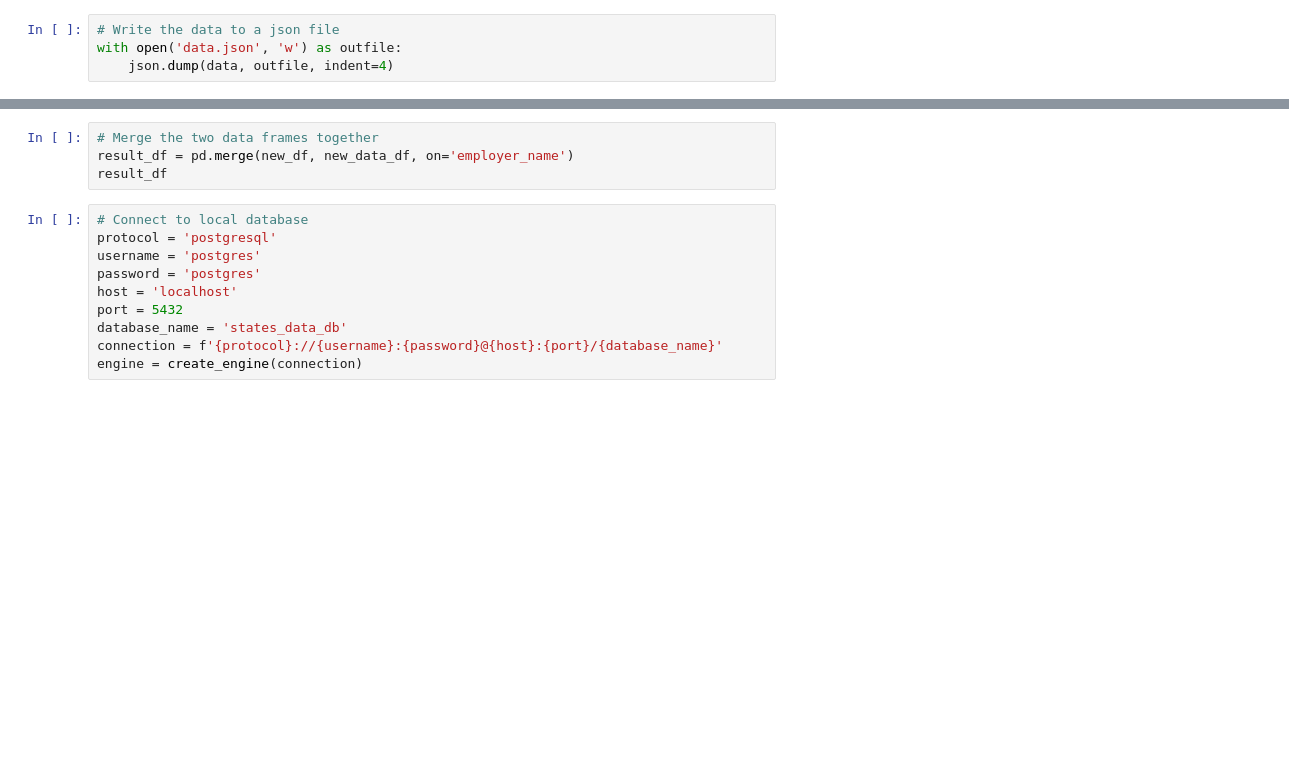
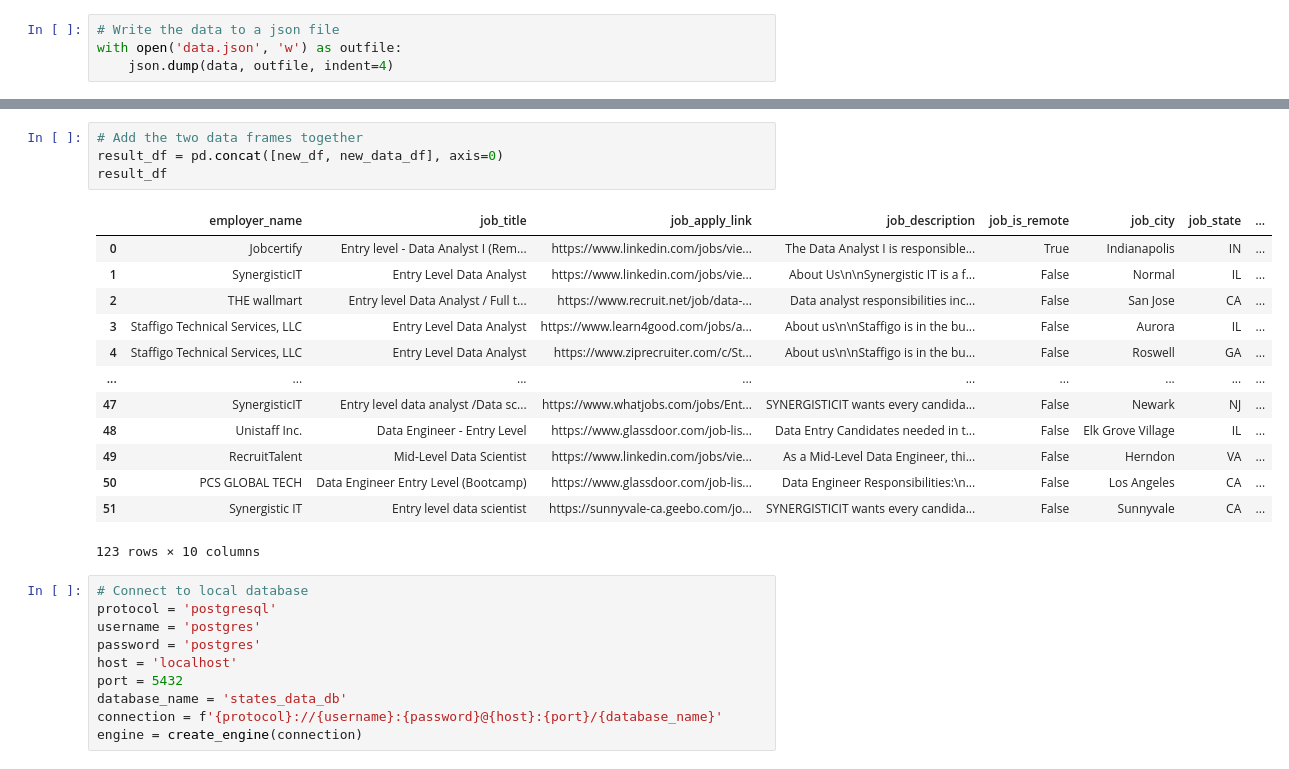
Before and after one commit to LibertyHeise/Data-Careers-Project-3, a Jupyter notebook: data.ipynb, the cells around one changed output, grey strips where cells are left out. Saved outputs shown, nothing was run; the diff lists cells and outputs as text; blank space fills up the shorter version.

Commit message:
concatenated the two data frames about jobs instead of merging

```diff
--- a/data.ipynb
+++ b/data.ipynb
@@ -115,7 +272,21 @@ new_data_df
 # %%
-# Merge the two data frames together
-result_df = pd.merge(new_df, new_data_df, on='employer_name')
+# Add the two data frames together
+result_df = pd.concat([new_df, new_data_df], axis=0)
 result_df
+# %% [output]
+|  | employer_name | job_title | job_apply_link | job_description | job_is_remote | job_city | job_state | ... |
+| 0 | Jobcertify | Entry level - Data Analyst I (Rem... | https://www.linkedin.com/jobs/vie... | The Data Analyst I is responsible... | True | Indianapolis | IN | ... |
+| 1 | SynergisticIT | Entry Level Data Analyst | https://www.linkedin.com/jobs/vie... | About Us\n\nSynergistic IT is a f... | False | Normal | IL | ... |
+| 2 | THE wallmart | Entry level Data Analyst / Full t... | https://www.recruit.net/job/data-... | Data analyst responsibilities inc... | False | San Jose | CA | ... |
+| 3 | Staffigo Technical Services, LLC | Entry Level Data Analyst | https://www.learn4good.com/jobs/a... | About us\n\nStaffigo is in the bu... | False | Aurora | IL | ... |
+| 4 | Staffigo Technical Services, LLC | Entry Level Data Analyst | https://www.ziprecruiter.com/c/St... | About us\n\nStaffigo is in the bu... | False | Roswell | GA | ... |
+| ... | ... | ... | ... | ... | ... | ... | ... | ... |
+| 47 | SynergisticIT | Entry level data analyst /Data sc... | https://www.whatjobs.com/jobs/Ent... | SYNERGISTICIT wants every candida... | False | Newark | NJ | ... |
+| 48 | Unistaff Inc. | Data Engineer - Entry Level | https://www.glassdoor.com/job-lis... | Data Entry Candidates needed in t... | False | Elk Grove Village | IL | ... |
+| 49 | RecruitTalent | Mid-Level Data Scientist | https://www.linkedin.com/jobs/vie... | As a Mid-Level Data Engineer, thi... | False | Herndon | VA | ... |
+| 50 | PCS GLOBAL TECH | Data Engineer Entry Level (Bootcamp) | https://www.glassdoor.com/job-lis... | Data Engineer Responsibilities:\n... | False | Los Angeles | CA | ... |
+| 51 | Synergistic IT | Entry level data scientist | https://sunnyvale-ca.geebo.com/jo... | SYNERGISTICIT wants every candida... | False | Sunnyvale | CA | ... |
+123 rows × 10 columns
 # %%
 # Connect to local database
 protocol = 'postgresql'
```
Also changed, not shown: parts of 12 cells of this notebook, 2 other files.
